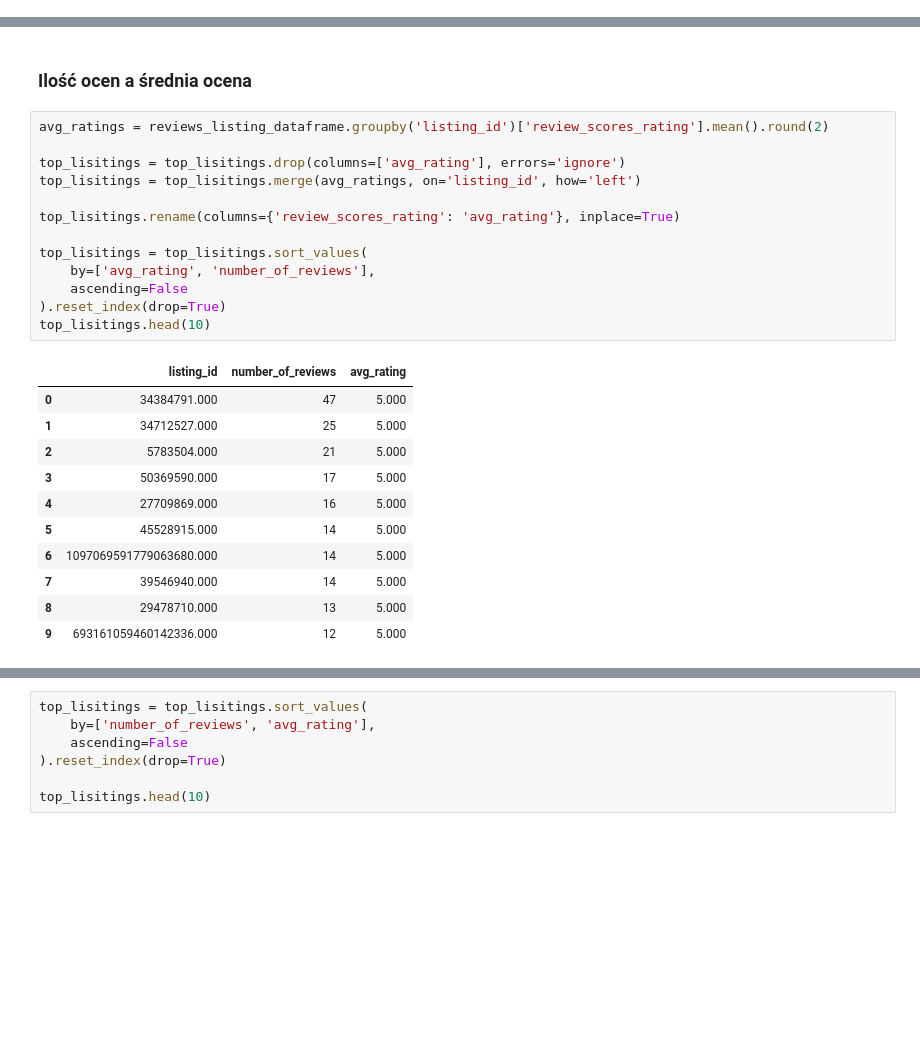
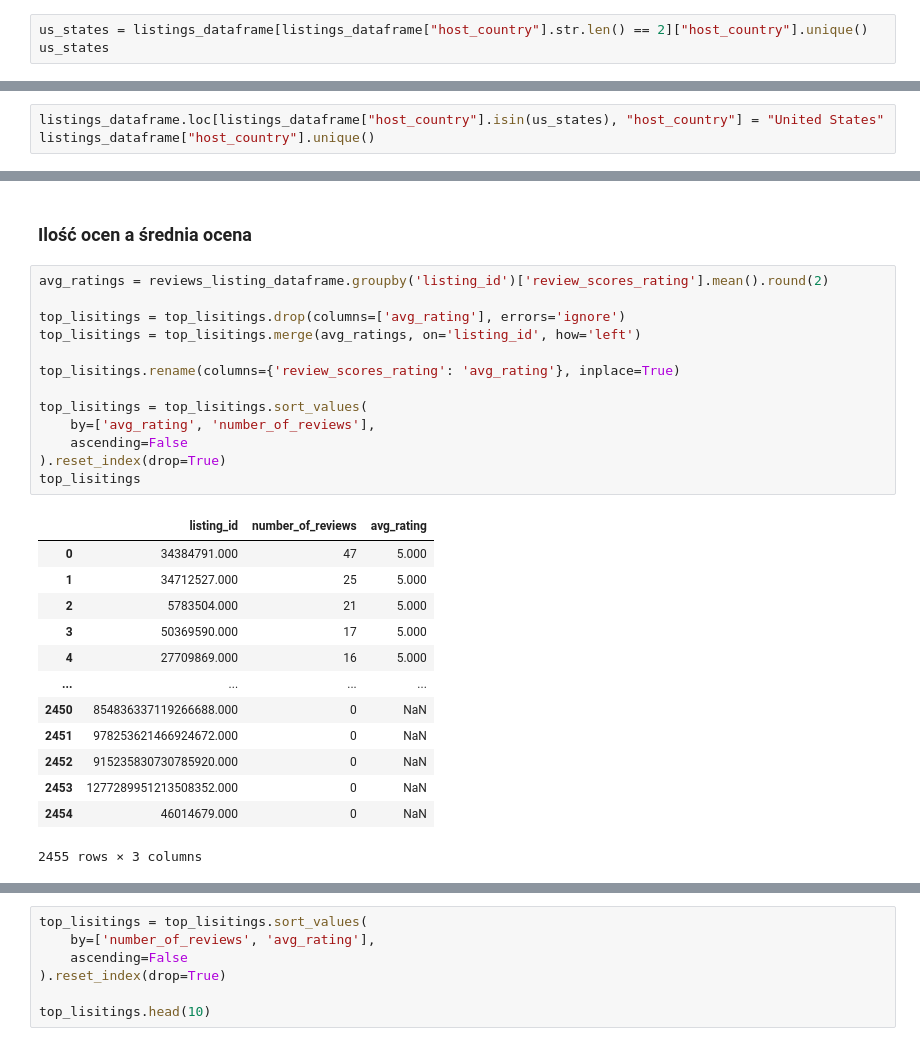
Before and after one commit to psiku/IUM-long-stay-insights, a Jupyter notebook: notebooks/data_v1_eda.ipynb, the cells around one changed output, grey strips where cells are left out. Saved outputs shown, nothing was run; the diff lists cells and outputs as text; blank space fills up the shorter version.

```diff
--- a/notebooks/data_v1_eda.ipynb
+++ b/notebooks/data_v1_eda.ipynb
@@ -446,3 +481,6 @@ listings_dataframe[['host_city', 'host_country']].head()
 | 2 | Athens | Greece |
 | 3 | Athens | Greece |
 | 4 | London | United Kingdom |
+# %%
+us_states = listings_dataframe[listings_dataframe["host_country"].str.len() == 2]["host_country"].unique()
+us_states
@@ -448,0 +489,3 @@ listings_dataframe[['host_city', 'host_country']].head()
+# %%
+listings_dataframe.loc[listings_dataframe["host_country"].isin(us_states), "host_country"] = "United States"
+listings_dataframe["host_country"].unique()
@@ -595,25 +742,27 @@ top_lisitings.head()
 # %%
 avg_ratings = reviews_listing_dataframe.groupby('listing_id')['review_scores_rating'].mean().round(2)
 
 top_lisitings = top_lisitings.drop(columns=['avg_rating'], errors='ignore')
 top_lisitings = top_lisitings.merge(avg_ratings, on='listing_id', how='left')
 
 top_lisitings.rename(columns={'review_scores_rating': 'avg_rating'}, inplace=True)
 
 top_lisitings = top_lisitings.sort_values(
     by=['avg_rating', 'number_of_reviews'],
     ascending=False
 ).reset_index(drop=True)
-top_lisitings.head(10)
+top_lisitings
 # %% [output]
 |  | listing_id | number_of_reviews | avg_rating |
 | 0 | 34384791.000 | 47 | 5.000 |
 | 1 | 34712527.000 | 25 | 5.000 |
 | 2 | 5783504.000 | 21 | 5.000 |
 | 3 | 50369590.000 | 17 | 5.000 |
 | 4 | 27709869.000 | 16 | 5.000 |
-| 5 | 45528915.000 | 14 | 5.000 |
-| 6 | 1097069591779063680.000 | 14 | 5.000 |
-| 7 | 39546940.000 | 14 | 5.000 |
-| 8 | 29478710.000 | 13 | 5.000 |
-| 9 | 693161059460142336.000 | 12 | 5.000 |
+| ... | ... | ... | ... |
+| 2450 | 854836337119266688.000 | 0 | NaN |
+| 2451 | 978253621466924672.000 | 0 | NaN |
+| 2452 | 915235830730785920.000 | 0 | NaN |
+| 2453 | 1277289951213508352.000 | 0 | NaN |
+| 2454 | 46014679.000 | 0 | NaN |
+2455 rows × 3 columns
```
Also changed, not shown: parts of 20 cells of this notebook, 1 other file.
